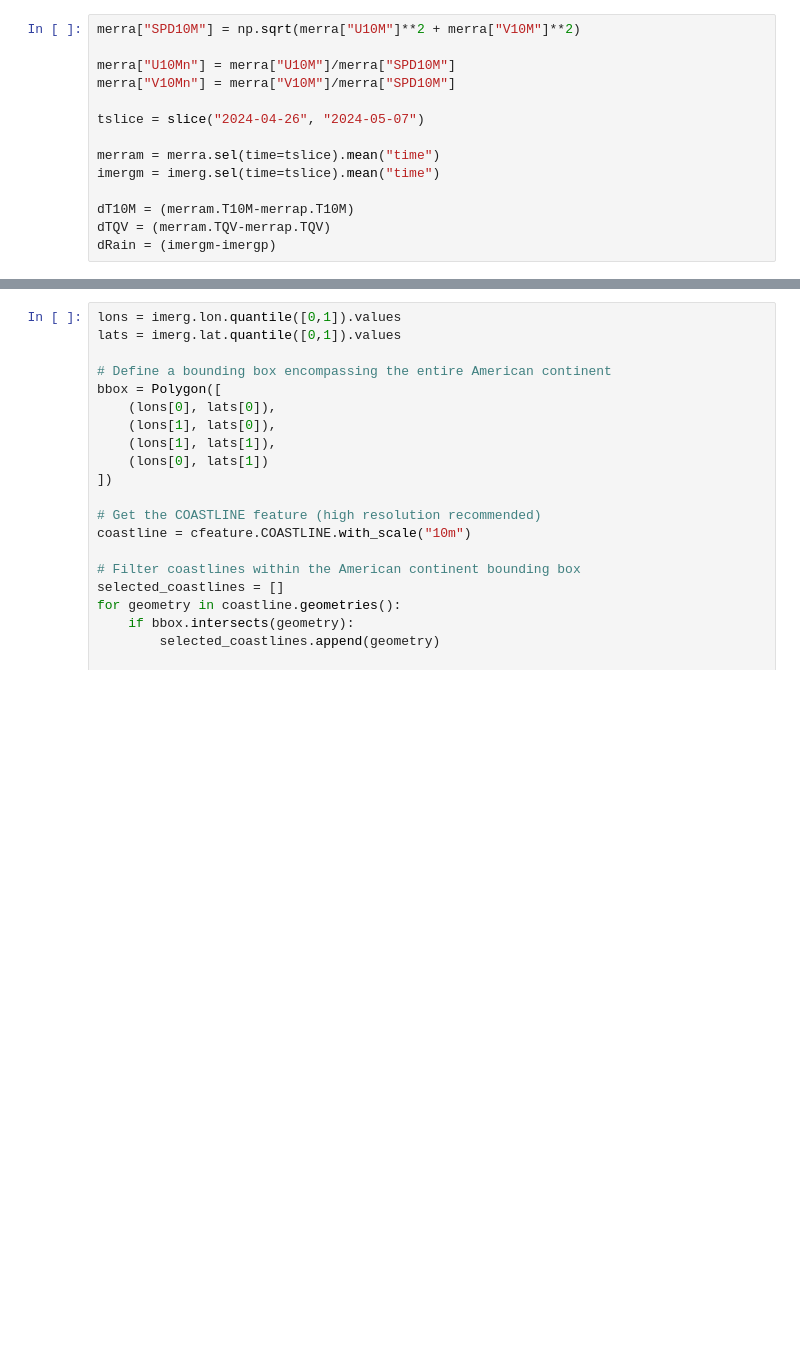
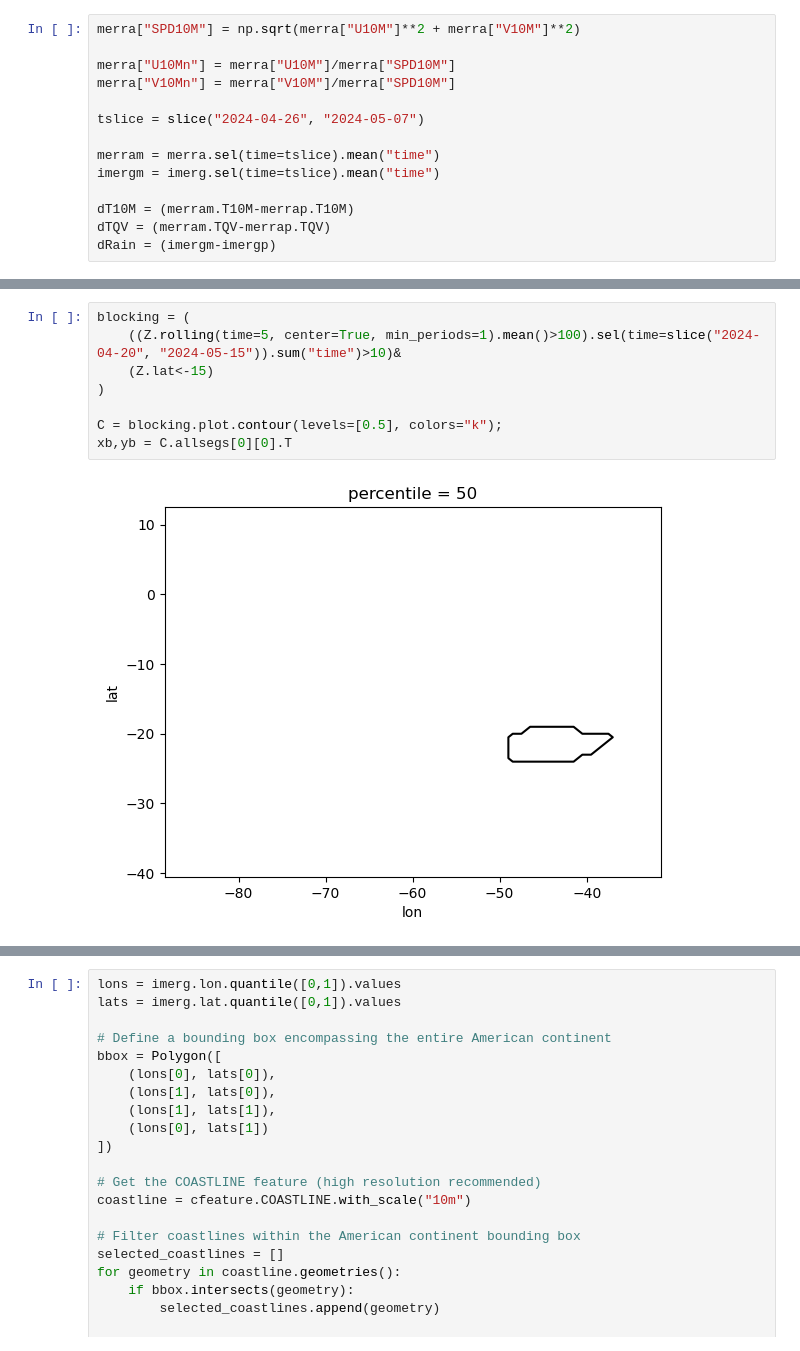
Before and after one commit to iuryt/swot_southbrazil_flooding, a Jupyter notebook: src/02-large_scale.ipynb, the cells around one changed output, grey strips where cells are left out. Cells and saved outputs as stored; diff of their text form; blank space fills up the shorter version.

```diff
--- a/src/02-large_scale.ipynb
+++ b/src/02-large_scale.ipynb
@@ -32,0 +71,10 @@ dRain = (imergm-imergp)
+# %%
+blocking = (
+    ((Z.rolling(time=5, center=True, min_periods=1).mean()>100).sel(time=slice("2024-04-20", "2024-05-15")).sum("time")>10)&
+    (Z.lat<-15)
+)
+
+C = blocking.plot.contour(levels=[0.5], colors="k");
+xb,yb = C.allsegs[0][0].T
+# %% [output]
+[figure, added]
```
Also changed, not shown: parts of 12 cells of this notebook, 15 other files.
